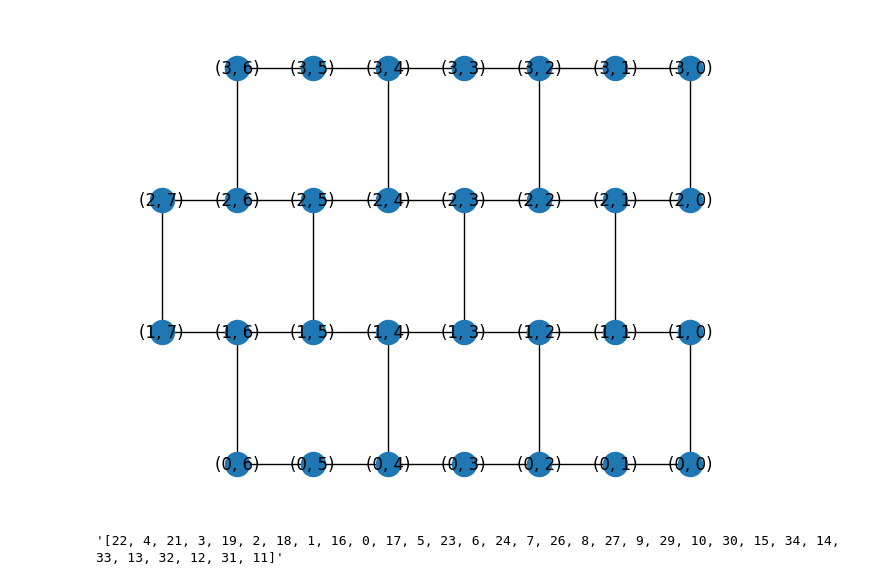
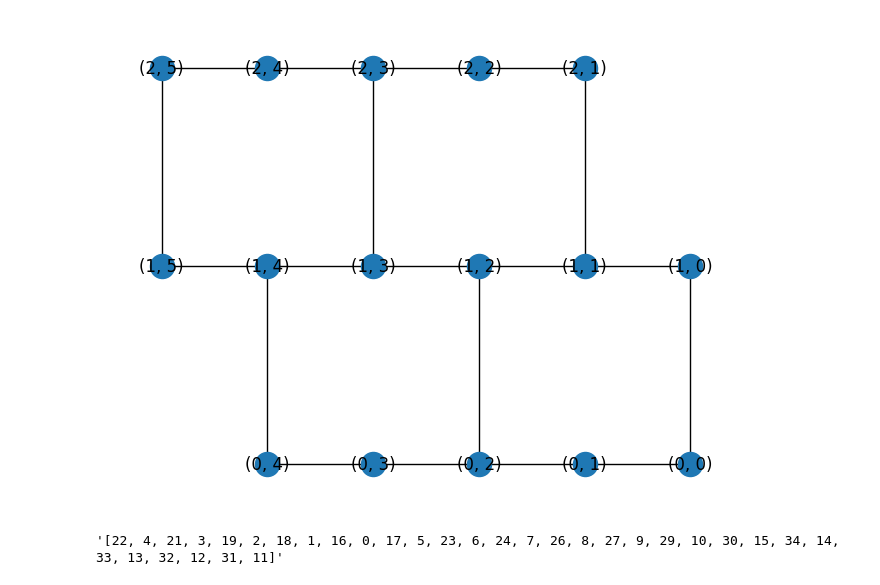
Before and after one commit to JoshCudby/quantum_pangenomics, a Jupyter notebook: qiskit_simulation/notebooks/hex_swap.ipynb, the cells around one changed output. Drawn from its saved outputs; the diff is of its cells as text; code cells hidden in the pictures.

```diff
--- a/qiskit_simulation/notebooks/hex_swap.ipynb
+++ b/qiskit_simulation/notebooks/hex_swap.ipynb
@@ -1,12 +1,12 @@
 # %%
 import networkx as nx
 # %%
-cols = 3
-rows = 3
+cols = 2
+rows = 2
 hex = nx.hexagonal_lattice_graph(cols, rows)
 nx.draw(hex, pos={node: (-node[1], node[0]) for node in hex.nodes}, with_labels=True)
 # %% [output]
-[figure, old version]
+[figure, new version]
 # %%
 cols = 2
 rows = 2
```
Also changed, not shown: parts of 2 cells of this notebook, 4 other files.
